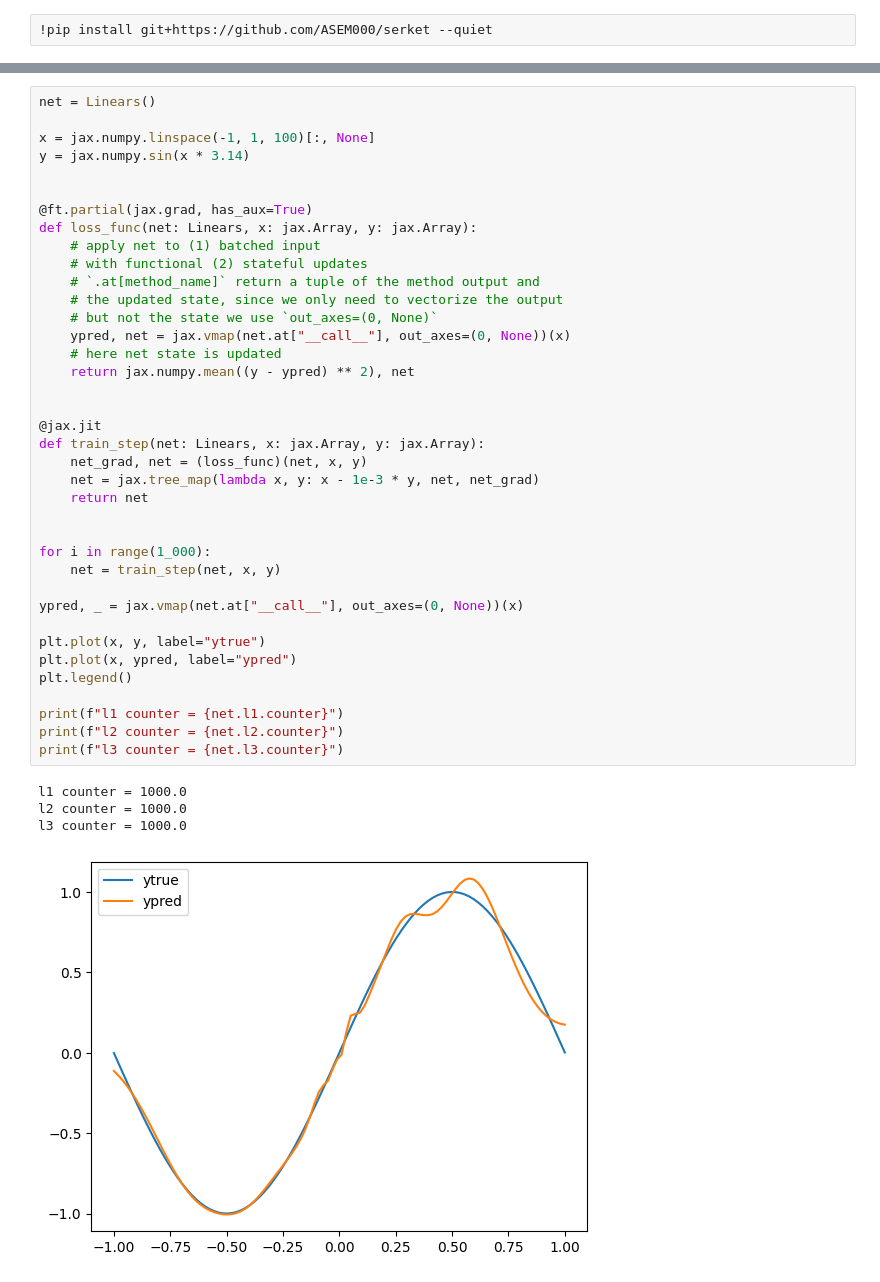
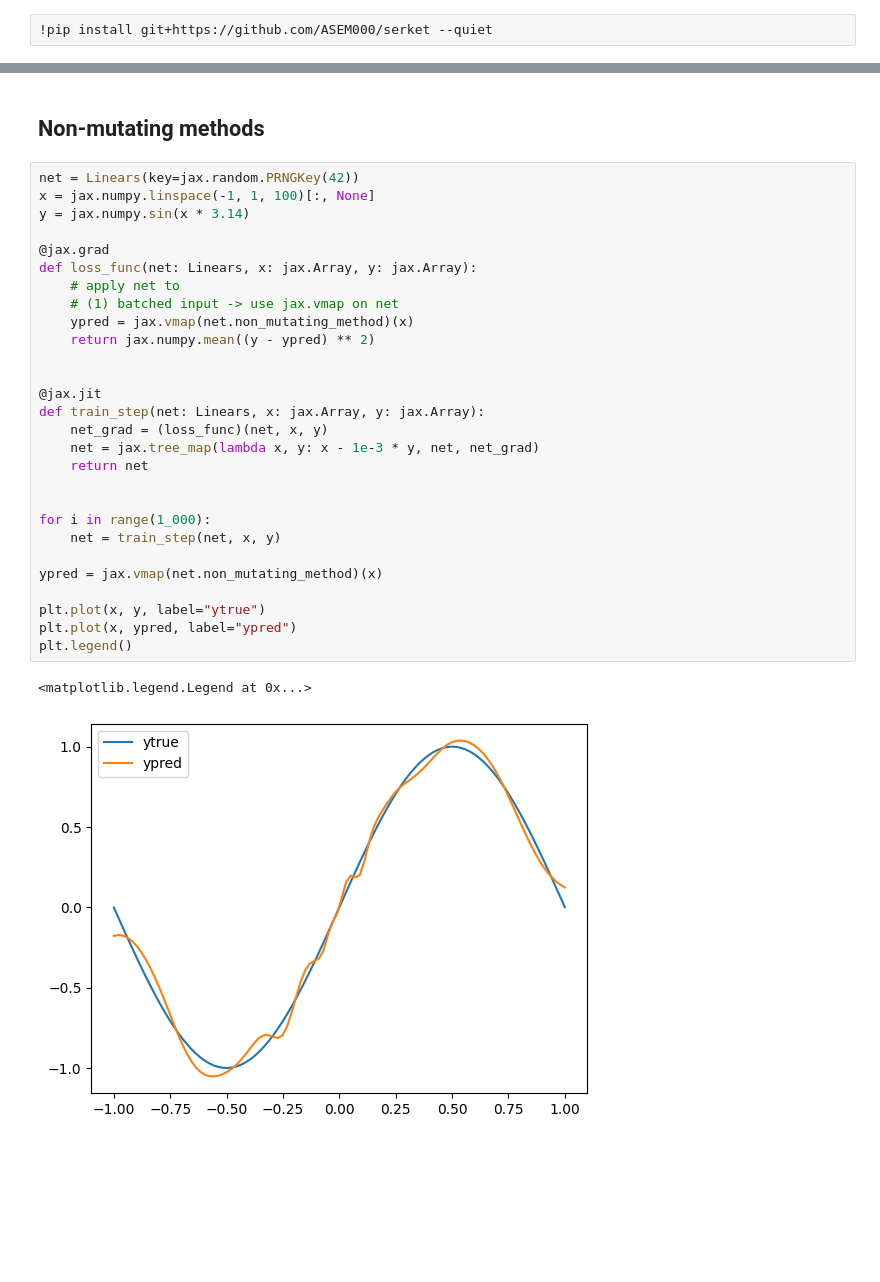
Before and after one commit to ASEM000/serket, a Jupyter notebook: docs/notebooks/mental_model.ipynb, the cells around one changed output, grey strips where cells are left out. Cells and saved outputs as stored; diff of their text form; blank space fills up the shorter version.

```diff
--- a/docs/notebooks/mental_model.ipynb
+++ b/docs/notebooks/mental_model.ipynb
@@ -52,43 +64,33 @@ class Linears(sk.TreeClass):
+# %% [markdown]
+## Non-mutating methods
 # %%
-net = Linears()
-
+net = Linears(key=jax.random.PRNGKey(42))
 x = jax.numpy.linspace(-1, 1, 100)[:, None]
 y = jax.numpy.sin(x * 3.14)
 
-
-@ft.partial(jax.grad, has_aux=True)
+@jax.grad
 def loss_func(net: Linears, x: jax.Array, y: jax.Array):
-    # apply net to (1) batched input
-    # with functional (2) stateful updates
-    # `.at[method_name]` return a tuple of the method output and
-    # the updated state, since we only need to vectorize the output
-    # but not the state we use `out_axes=(0, None)`
-    ypred, net = jax.vmap(net.at["__call__"], out_axes=(0, None))(x)
-    # here net state is updated
-    return jax.numpy.mean((y - ypred) ** 2), net
+    # apply net to
+    # (1) batched input -> use jax.vmap on net
+    ypred = jax.vmap(net.non_mutating_method)(x)
+    return jax.numpy.mean((y - ypred) ** 2)
 
 
 @jax.jit
 def train_step(net: Linears, x: jax.Array, y: jax.Array):
-    net_grad, net = (loss_func)(net, x, y)
+    net_grad = (loss_func)(net, x, y)
     net = jax.tree_map(lambda x, y: x - 1e-3 * y, net, net_grad)
     return net
 
 
 for i in range(1_000):
     net = train_step(net, x, y)
 
-ypred, _ = jax.vmap(net.at["__call__"], out_axes=(0, None))(x)
+ypred = jax.vmap(net.non_mutating_method)(x)
 
 plt.plot(x, y, label="ytrue")
 plt.plot(x, ypred, label="ypred")
 plt.legend()
-
-print(f"l1 counter = {net.l1.counter}")
-print(f"l2 counter = {net.l2.counter}")
-print(f"l3 counter = {net.l3.counter}")
 # %% [output]
-l1 counter = 1000.0
-l2 counter = 1000.0
-l3 counter = 1000.0
+<matplotlib.legend.Legend at 0x...>
-[figure, old version]
+[figure, new version]
```
Also changed, not shown: parts of 6 cells of this notebook.
